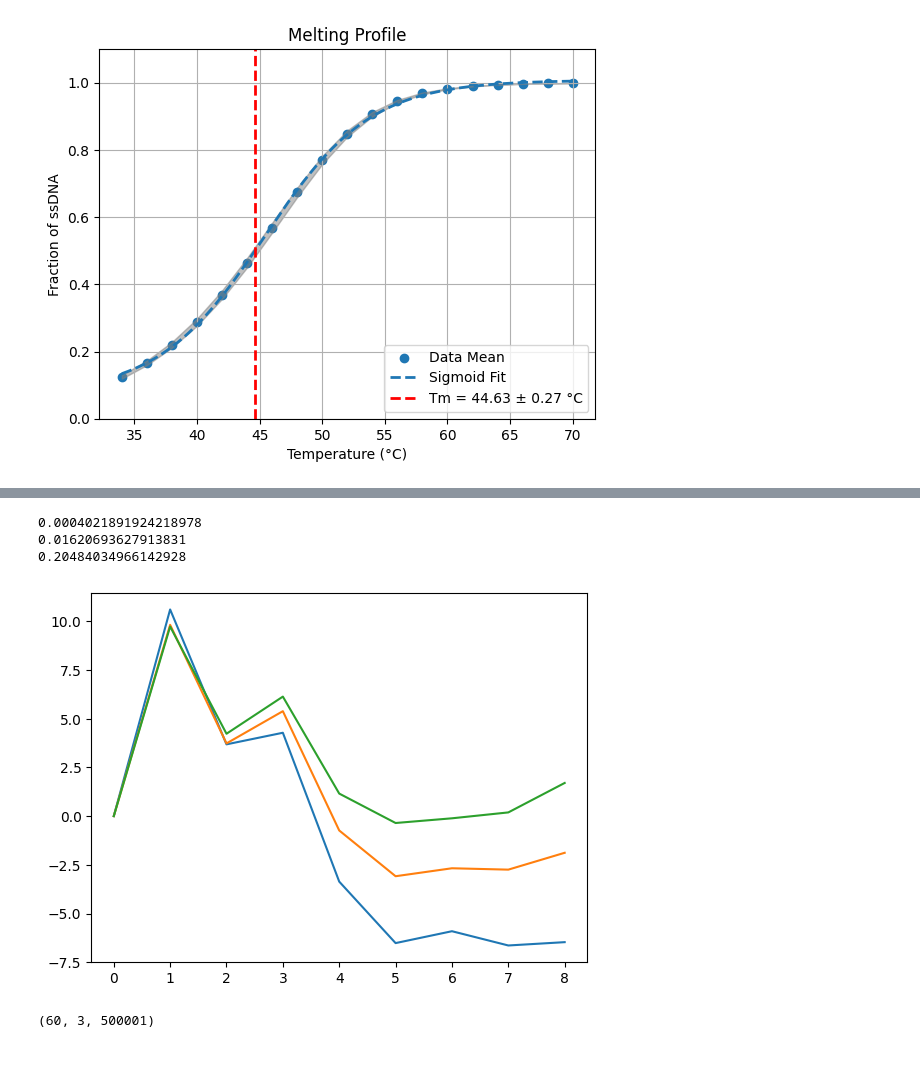
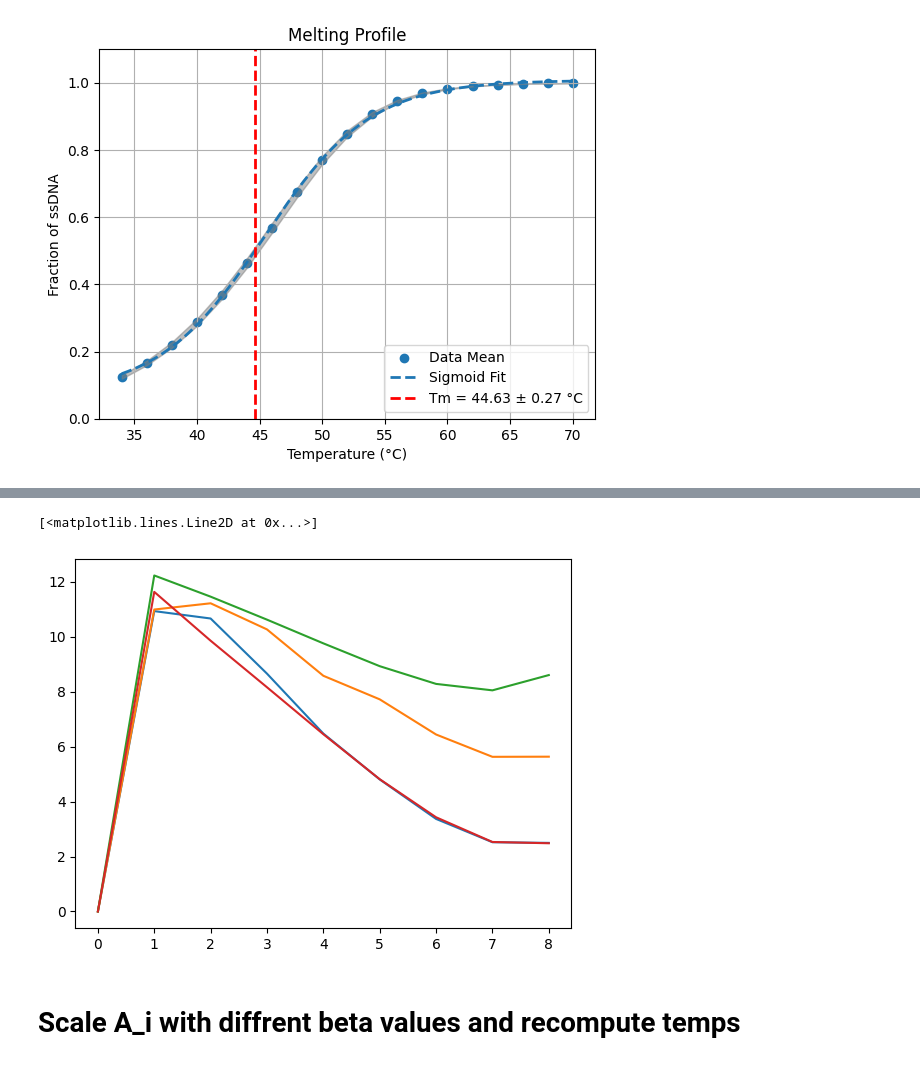
Before and after one commit to mlsample/ipy_oxDNA, a Jupyter notebook: src/temperature_interpolation.ipynb, the cells around one changed output, grey strips where cells are left out. Saved outputs shown, nothing was run; the diff lists cells and outputs as text; code cells hidden in the pictures.

```diff
--- a/src/temperature_interpolation.ipynb
+++ b/src/temperature_interpolation.ipynb
@@ -26,0 +27,15 @@ The autoreload extension is already loaded. To reload it, use:
+# %%
+wham_dir = os.path.abspath('/scratch/matthew/ipy_oxDNA/src/wham/wham')
+n_bins = '200'
+tol = '1e-12'
+n_boot = '0'
+com_list = '8,9,10,11,12,13,14,15'
+ref_list = '0,1,2,3,4,5,6,7'
+xmin = 0
+xmax = 15
+n_windows = 50
+starting_r0 = 1
+steps = 1e6
+stiff=5
+for us in us_list:
+    us.wham_run(wham_dir, xmin, xmax, stiff, n_bins, tol, n_boot)
@@ -352,16 +332,0 @@ us_list[0].temperature_interpolation(max_hb, temp_range)
-# %%
-for free in us_list[0].prob_discrete:
-    print(free[0])
-# %% [output]
-0.0004021891924218978
-0.01620693627913831
-0.20484034966142928
-# %%
-for idx, free in enumerate(us_list[0].free_energy_discrete):
-    plt.plot(range(9), free, label=f'{temp_range[idx]}C')
-# %% [output]
-[figure, removed]
-# %%
-np.array(us_list[1].energy_bias_per_window_per_temperature).shape
-# %% [output]
-(60, 3, 500001)
@@ -369,0 +333,14 @@ vmmc_replica_generator.sim_list[0].analysis.calculate_sampling_and_probabilities
+# %%
+for free in us_list[0].free_energy_discrete[1:]:
+    plt.plot(range(9), free - free[0])
+
+# plt.plot(range(9), vmmc_replica_generator.sim_list[0].statistics['wt_occ_34.0C_free'] - vmmc_replica_generator.sim_list[0].statistics['wt_occ_34.0C_free'][0])
+
+plt.plot(range(9), vmmc_replica_generator.sim_list[0].statistics['wt_occ_70.0C_free']- vmmc_replica_generator.sim_list[0].statistics['wt_occ_70.0C_free'][0])
+
+plt.plot(range(9), vmmc_replica_generator.sim_list[0].statistics['wt_occ_52.0C_free']- vmmc_replica_generator.sim_list[0].statistics['wt_occ_52.0C_free'][0])
+
+# plt.plot(range(9), vmmc_replica_generator.sim_list[0].statistics['wt_occ_34.0C_free'])
+# %% [output]
+[<matplotlib.lines.Line2D at 0x...>]
+[figure, added]
@@ -369,0 +350,2 @@ vmmc_replica_generator.sim_list[0].analysis.calculate_sampling_and_probabilities
+# %% [markdown]
+# Scale A_i with diffrent beta values and recompute temps
```
Also changed, not shown: parts of 75 cells of this notebook, 1 other file.
